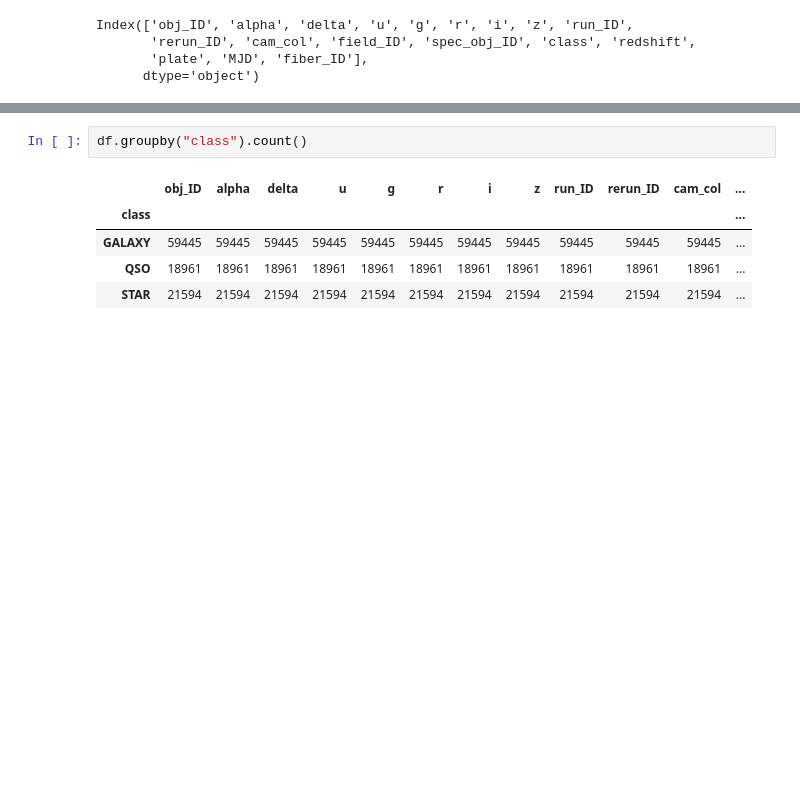
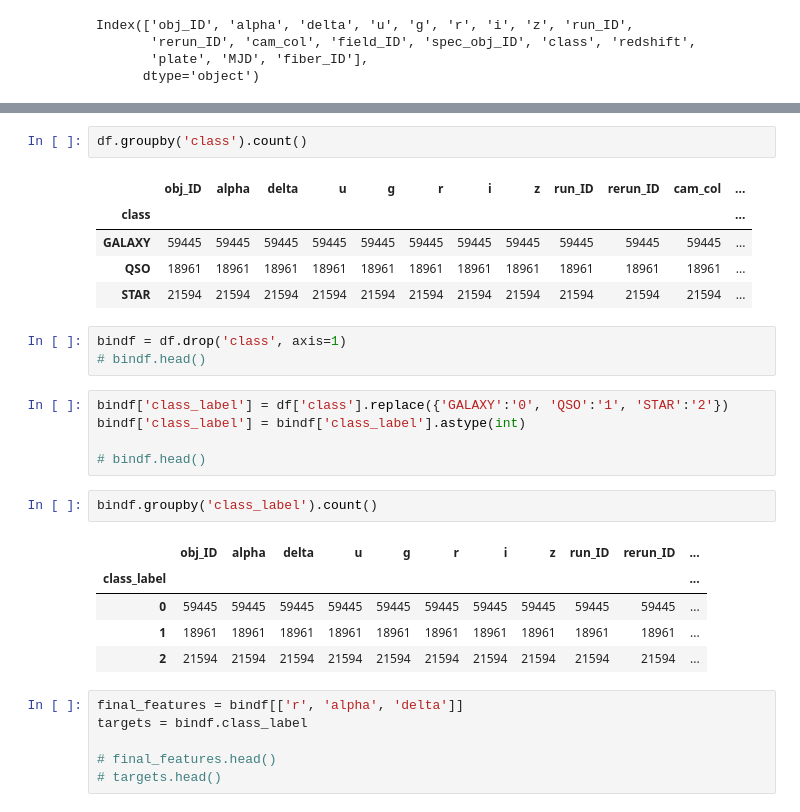
Before and after one commit to mrdchua/Supervised-Classification, a Jupyter notebook: Stellar_Classification/stellar_interfacing.ipynb, the cells around one changed output, grey strips where cells are left out. Drawn from its saved outputs; the diff is of its cells as text; blank space fills up the shorter version.

```diff
--- a/Stellar_Classification/stellar_interfacing.ipynb
+++ b/Stellar_Classification/stellar_interfacing.ipynb
@@ -44,10 +52,32 @@ df.describe()
 | 75% | 1.237668e+18 | 233.895005 | 39.901550 | 23.687440 | 22.123767 | 21.044785 | 20.396495 | 19.921120 | 5326.000000 | 301.0 | 5.000000 | ... |
 | max | 1.237681e+18 | 359.999810 | 83.000519 | 32.781390 | 31.602240 | 29.571860 | 32.141470 | 29.383740 | 8162.000000 | 301.0 | 6.000000 | ... |
 # %%
-df.groupby("class").count()
+df.groupby('class').count()
 # %% [output]
 |  | obj_ID | alpha | delta | u | g | r | i | z | run_ID | rerun_ID | cam_col | ... |
 | class |  |  |  |  |  |  |  |  |  |  |  | ... |
 | GALAXY | 59445 | 59445 | 59445 | 59445 | 59445 | 59445 | 59445 | 59445 | 59445 | 59445 | 59445 | ... |
 | QSO | 18961 | 18961 | 18961 | 18961 | 18961 | 18961 | 18961 | 18961 | 18961 | 18961 | 18961 | ... |
 | STAR | 21594 | 21594 | 21594 | 21594 | 21594 | 21594 | 21594 | 21594 | 21594 | 21594 | 21594 | ... |
+# %%
+bindf = df.drop('class', axis=1)
+# bindf.head()
+# %%
+bindf['class_label'] = df['class'].replace({'GALAXY':'0', 'QSO':'1', 'STAR':'2'})
+bindf['class_label'] = bindf['class_label'].astype(int)
+
+# bindf.head()
+# %%
+bindf.groupby('class_label').count()
+# %% [output]
+|  | obj_ID | alpha | delta | u | g | r | i | z | run_ID | rerun_ID | ... |
+| class_label |  |  |  |  |  |  |  |  |  |  | ... |
+| 0 | 59445 | 59445 | 59445 | 59445 | 59445 | 59445 | 59445 | 59445 | 59445 | 59445 | ... |
+| 1 | 18961 | 18961 | 18961 | 18961 | 18961 | 18961 | 18961 | 18961 | 18961 | 18961 | ... |
+| 2 | 21594 | 21594 | 21594 | 21594 | 21594 | 21594 | 21594 | 21594 | 21594 | 21594 | ... |
+# %%
+final_features = bindf[['r', 'alpha', 'delta']]
+targets = bindf.class_label
+
+# final_features.head()
+# targets.head()
```
Also changed, not shown: parts of 7 cells of this notebook.
